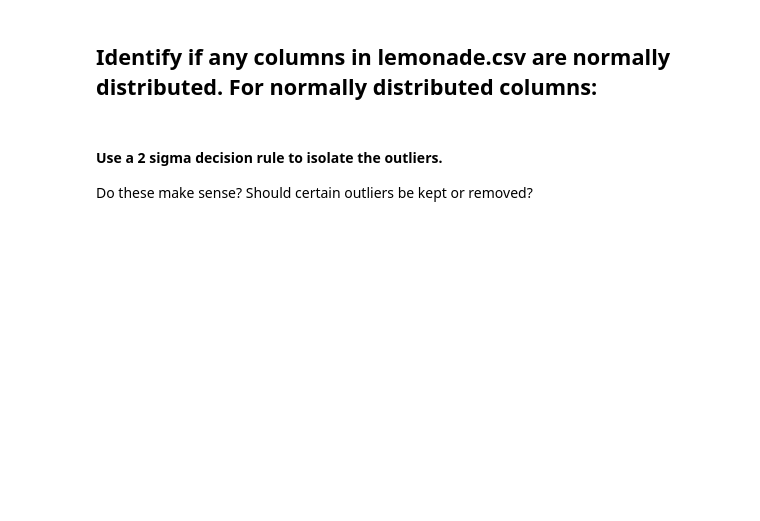
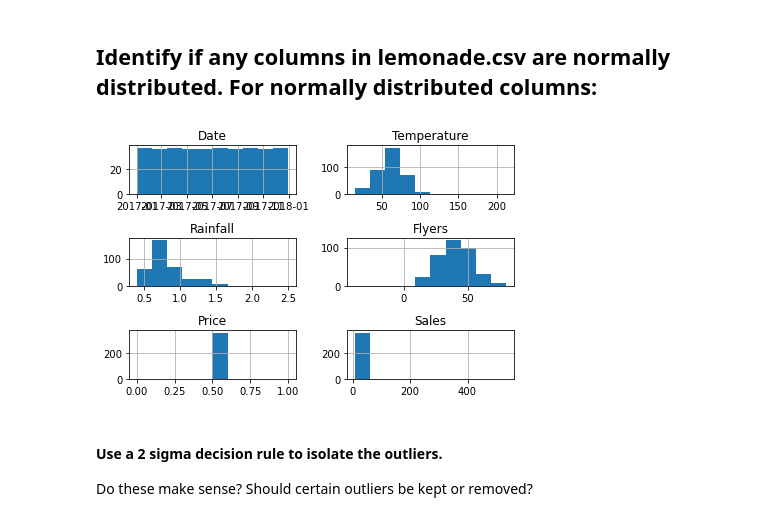
Before and after one commit to jeffakins/anomaly-detection-exercises, a Jupyter notebook: continuous_probabilistic_methods.ipynb, the cells around one changed output. Saved outputs shown, nothing was run; the diff lists cells and outputs as text; code cells hidden in the pictures; blank space fills up the shorter version.

```diff
--- a/continuous_probabilistic_methods.ipynb
+++ b/continuous_probabilistic_methods.ipynb
@@ -231,5 +216,11 @@ AttributeError: 'str' object has no attribute 'quantile'
 # %% [markdown]
 ## Identify if any columns in lemonade.csv are normally distributed. For normally distributed columns:
+# %%
+lemonade.hist()
+plt.tight_layout()
+plt.show()
+# %% [output]
+[figure, added]
 # %% [markdown]
 #### Use a 2 sigma decision rule to isolate the outliers.
 Do these make sense?
```
Also changed, not shown: parts of 15 cells of this notebook, 1 other file.
